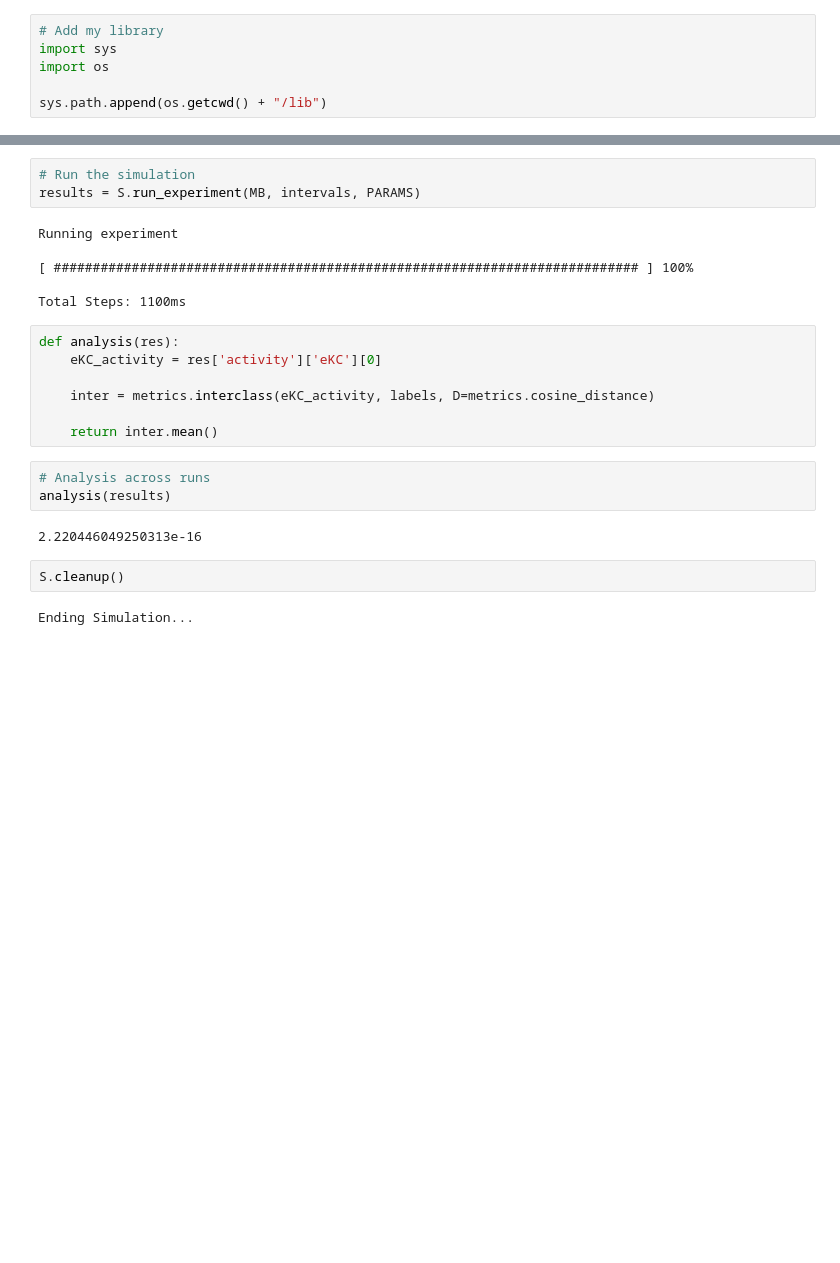
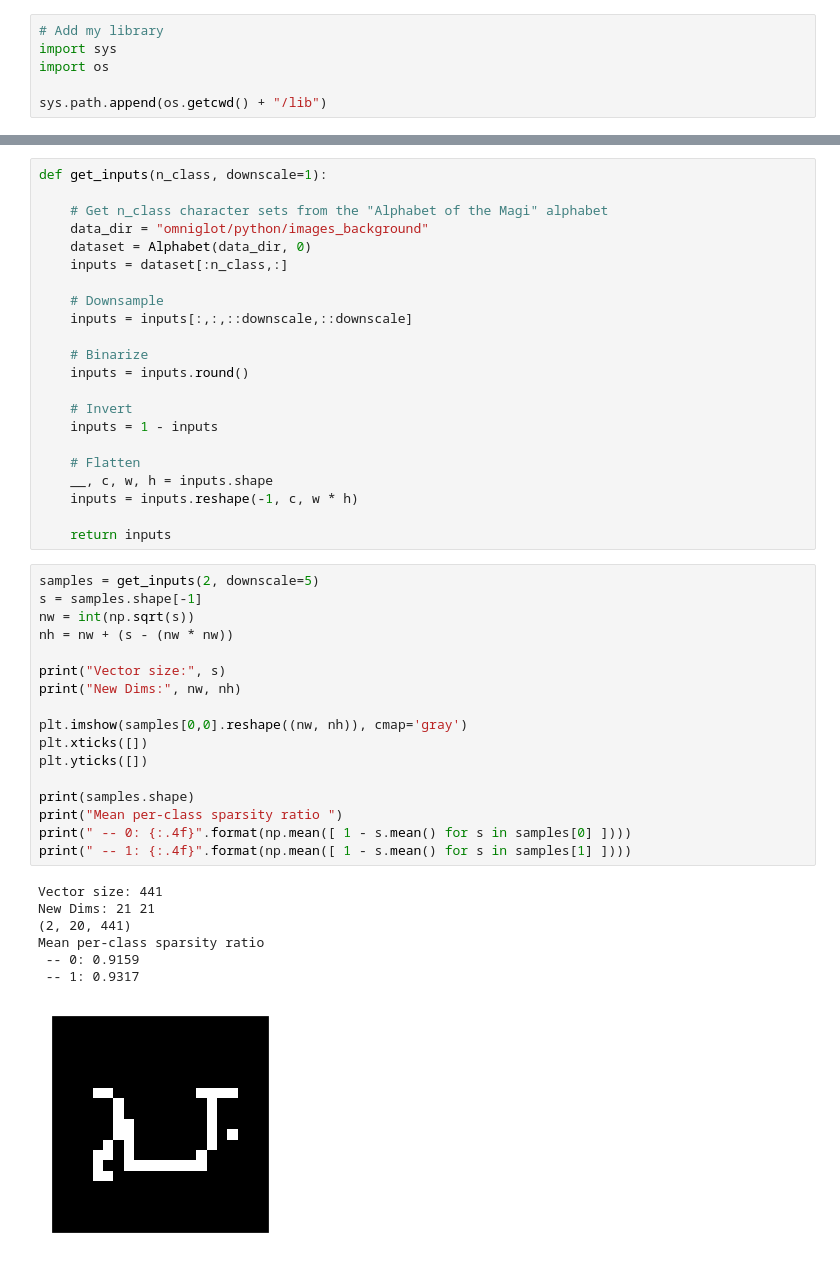
Before and after one commit to bikeboi/jra-project, a Jupyter notebook: experiment_1.ipynb, the cells around one changed output, grey strips where cells are left out. Cells and saved outputs as stored; diff of their text form; blank space fills up the shorter version.

Commit message:
Experiment progress

```diff
--- a/experiment_1.ipynb
+++ b/experiment_1.ipynb
@@ -177,25 +50,47 @@ WARNING:root:PopulationView can contain only once each ID, duplicated IDs are re
-# %%
-# Run the simulation
-results = S.run_experiment(MB, intervals, PARAMS)
-# %% [output]
-Running experiment
-
-[ ########################################################################### ] 100%
-
-Total Steps: 1100ms
-# %%
-def analysis(res):
-    eKC_activity = res['activity']['eKC'][0]
-
-    inter = metrics.interclass(eKC_activity, labels, D=metrics.cosine_distance)
-
-    return inter.mean()
-# %%
-# Analysis across runs
-analysis(results)
-# %% [output]
-2.220446049250313e-16
-# %%
-S.cleanup()
-# %% [output]
-Ending Simulation...
+# %%
+def get_inputs(n_class, downscale=1):
+
+    # Get n_class character sets from the "Alphabet of the Magi" alphabet
+    data_dir = "omniglot/python/images_background"
+    dataset = Alphabet(data_dir, 0)
+    inputs = dataset[:n_class,:]
+
+    # Downsample
+    inputs = inputs[:,:,::downscale,::downscale]
+
+    # Binarize
+    inputs = inputs.round()
+
+    # Invert
+    inputs = 1 - inputs
+
+    # Flatten
+    __, c, w, h = inputs.shape
+    inputs = inputs.reshape(-1, c, w * h)
+
+    return inputs
+# %%
+samples = get_inputs(2, downscale=5)
+s = samples.shape[-1]
+nw = int(np.sqrt(s))
+nh = nw + (s - (nw * nw))
+
+print("Vector size:", s)
+print("New Dims:", nw, nh)
+
+plt.imshow(samples[0,0].reshape((nw, nh)), cmap='gray')
+plt.xticks([])
+plt.yticks([])
+
+print(samples.shape)
+print("Mean per-class sparsity ratio ")
+print(" -- 0: {:.4f}".format(np.mean([ 1 - s.mean() for s in samples[0] ])))
+print(" -- 1: {:.4f}".format(np.mean([ 1 - s.mean() for s in samples[1] ])))
+# %% [output]
+Vector size: 441
+New Dims: 21 21
+(2, 20, 441)
+Mean per-class sparsity ratio
+ -- 0: 0.9159
+ -- 1: 0.9317
+[figure, added]
```
Also changed, not shown: parts of 14 cells of this notebook, 4 other files.
